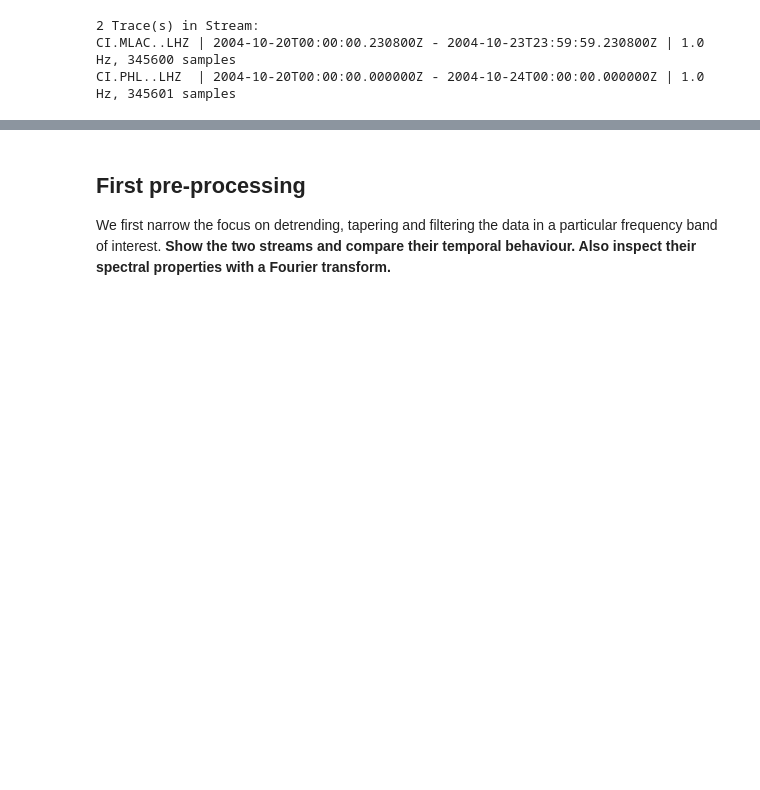
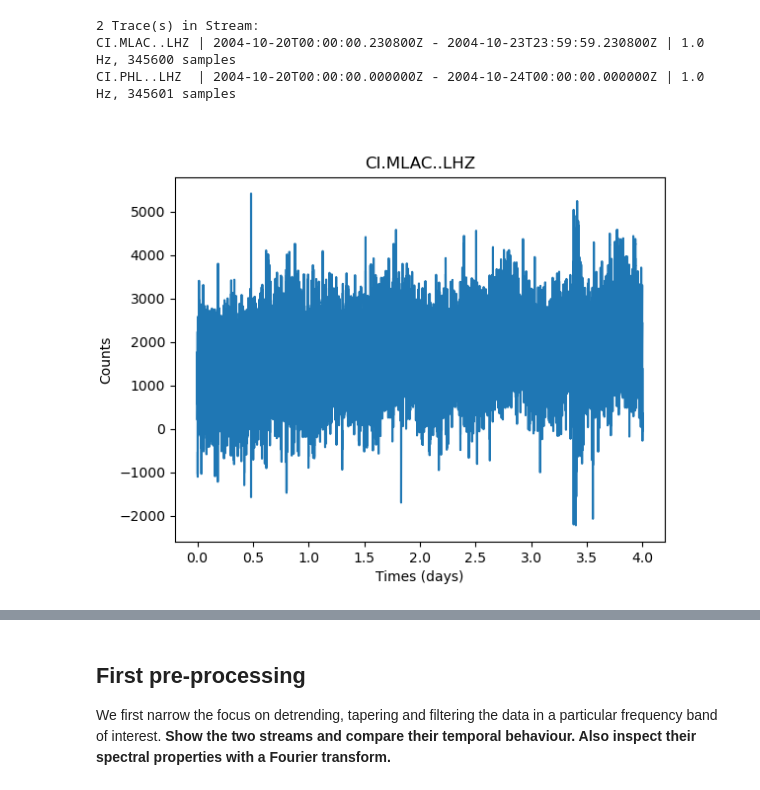
Before and after one commit to leonard-seydoux/scientific-computing-for-geophysical-problems, a Jupyter notebook: labs/lab_3_noise.ipynb, the cells around one changed output, grey strips where cells are left out. Cells and saved outputs as stored; diff of their text form; code cells hidden in the pictures; blank space fills up the shorter version.

```diff
--- a/labs/lab_3_noise.ipynb
+++ b/labs/lab_3_noise.ipynb
@@ -71,3 +71,18 @@ stream
 2 Trace(s) in Stream:
 CI.MLAC..LHZ | 2004-10-20T00:00:00.230800Z - 2004-10-23T23:59:59.230800Z | 1.0 Hz, 345600 samples
 CI.PHL..LHZ  | 2004-10-20T00:00:00.000000Z - 2004-10-24T00:00:00.000000Z | 1.0 Hz, 345601 samples
+# %%
+trace = stream[0]
+times = trace.times()
+times /= 24 * 3600
+waveform = trace.data
+
+plt.figure(1)
+plt.clf()
+plt.plot(times, waveform)
+plt.xlabel("Times (days)")
+plt.ylabel("Counts")
+plt.title(trace.id)
+plt.show()
+# %% [output]
+[figure, added]
```
Also changed, not shown: parts of 7 cells of this notebook, 1 other file.
